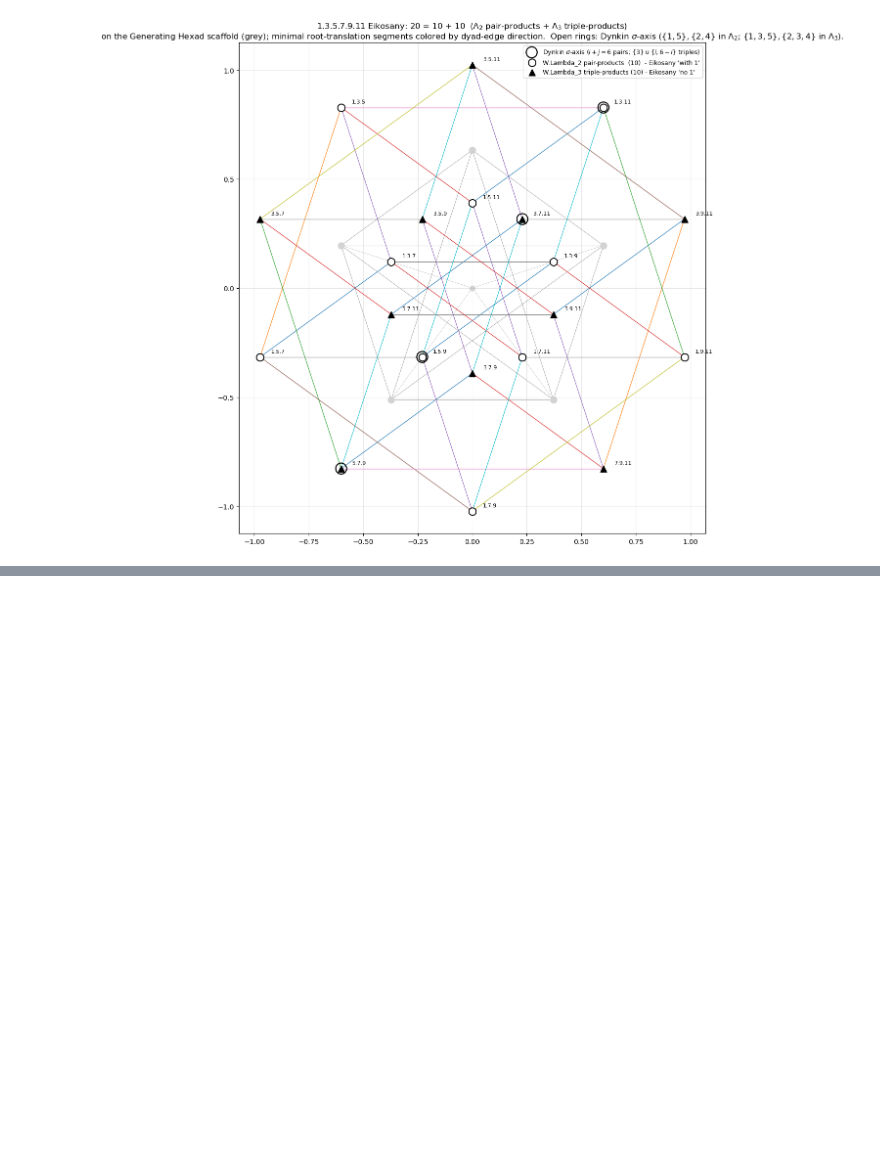
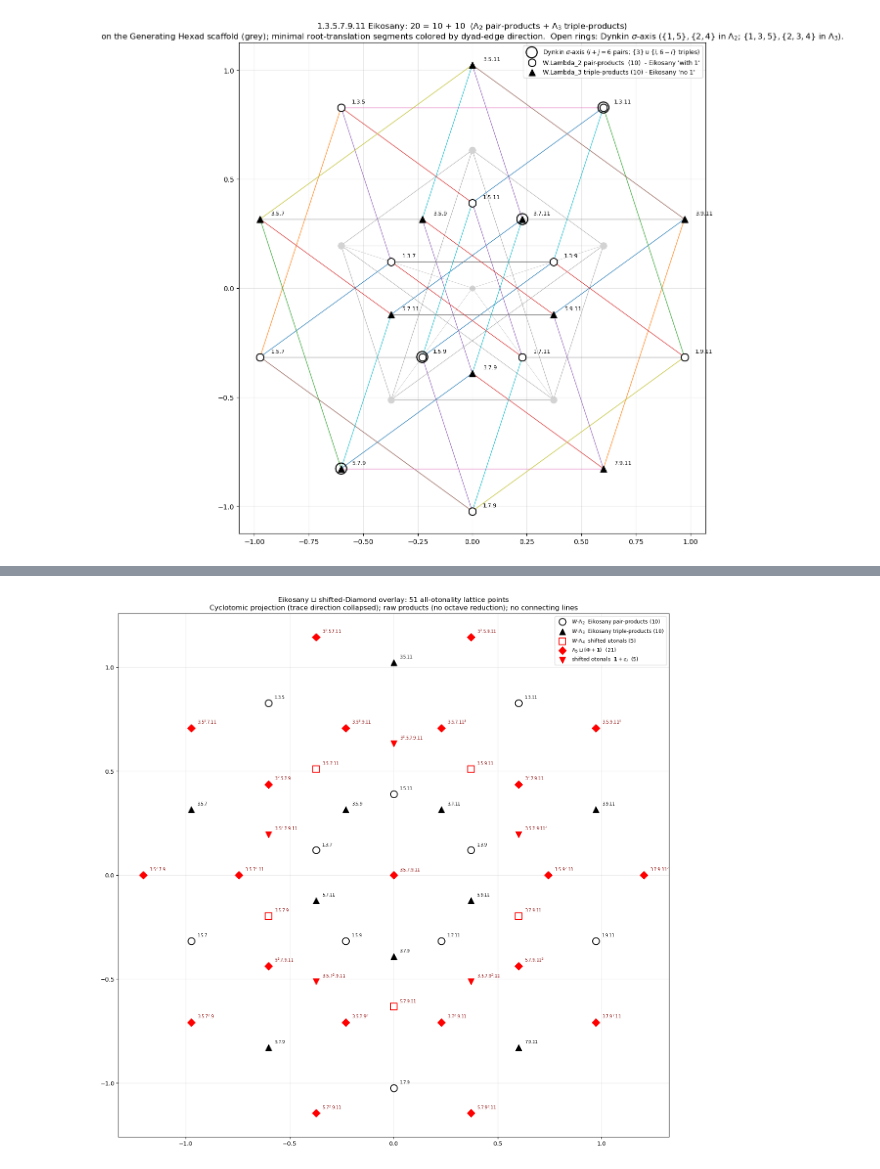
Before and after one commit to armandjbeaudoin/JI_tiling, a Jupyter notebook: notebooks/pentadic.ipynb, the cells around one changed output, grey strips where cells are left out. Cells and saved outputs as stored; diff of their text form; code cells hidden in the pictures; blank space fills up the shorter version.

```diff
--- a/notebooks/pentadic.ipynb
+++ b/notebooks/pentadic.ipynb
@@ -130,12 +136,23 @@ def dyad_label(r5):
     j = int((r5 == -1).argmax())
     return f'{primes[i]}:{primes[j]}'
 
-# Product label for Eikosany lattice points: '1.3.5' (Lambda_2) or '3.5.7' (Lambda_3)
+# Product label for lattice points: '1.3.5' (Lambda_2), '3.5.7' (Lambda_3), or
+# with LaTeX-style exponents when a prime appears more than once, e.g. '$3^2$.5.7.9.11'
+# for the shifted-Diamond otonal (2,1,1,1,1). Matches Wilson's Eikosany convention
+# (raw products, no octave reduction; '1' prepended for Lambda_2 "with 1" elements).
 def product_label(v_5D):
-    factors = [str(p) for p, e in zip(primes, v_5D) for _ in range(int(e))]
+    parts = []
+    for p, e in zip(primes, v_5D):
+        e = int(e)
+        if e == 0:
+            continue
+        elif e == 1:
+            parts.append(str(p))
+        else:
+            parts.append(f"${p}^{{{e}}}$")
     if int(sum(v_5D)) == 2:   # Lambda_2: prepend implicit unity
-        factors = ['1'] + factors
-    return '.'.join(factors)
+        parts = ['1'] + parts
+    return '.'.join(parts)
 # %% [markdown]
 ## A) The Hexadic Diamond via $A_4$ roots
 
@@ -699,0 +731,69 @@ For the full overlay construction -- variant enumeration, Coxeter-orbit seed sel
+# %%
+# Overlay of the Eikosany and the +1-shifted Hexadic Diamond.
+# All 51 lattice points are positive-integer products of {3, 5, 7, 9, 11}.
+# Labels use raw products (no octave reduction), matching Wilson's Eikosany convention.
+# No connecting lines: this is a pure point overlay.
+
+# --- Build the 51 lattice points -------------------------------------------------------
+trace_vec       = np.ones(5, dtype=int)
+shifted_diamond = diamond_5D + trace_vec       # 31 points, all coords >= 0
+eik_5D          = np.vstack([L2, L3])          # 20 Eikosany points
+n_l2            = len(L2)
+assert (shifted_diamond >= 0).all(), "shifted Diamond should have non-negative coords"
+assert len(shifted_diamond) + len(eik_5D) == 51
+
+# --- Project --------------------------------------------------------------------------
+xy_eik = eik_5D @ proj.T
+xe, ye = -xy_eik[:, 1], xy_eik[:, 0]
+xy_sd  = shifted_diamond @ proj.T
+xs, ys = -xy_sd[:, 1], xy_sd[:, 0]
+
+# --- Partition shifted Diamond by coord-sum (orbit class) ------------------------------
+sd_sum = shifted_diamond.sum(axis=1)
+sd_4   = np.where(sd_sum == 4)[0]   # 5 shifted utonals = W.Lambda_4 (CPS)
+sd_5   = np.where(sd_sum == 5)[0]   # 1 Lambda_5 + 20 shifted A4 roots (CPS + non-CPS)
+sd_6   = np.where(sd_sum == 6)[0]   # 5 shifted otonals (non-CPS, one prime doubled)
+assert len(sd_4) == 5 and len(sd_5) == 21 and len(sd_6) == 5
+
+# --- Plot -----------------------------------------------------------------------------
+fig, ax = plt.subplots(figsize=(14, 14))
+
+# Eikosany: black, matching eikosany-plot convention
+ax.scatter(xe[:n_l2], ye[:n_l2],
+           facecolors="white", edgecolors="black", s=140, linewidths=1.5,
+           label=f"$W{{\\cdot}}\\Lambda_2$  Eikosany pair-products ({n_l2})", zorder=3)
+ax.scatter(xe[n_l2:], ye[n_l2:],
+           marker="^", color="black", s=110,
+           label=f"$W{{\\cdot}}\\Lambda_3$  Eikosany triple-products ({len(L3)})", zorder=3)
+
+# Shifted Diamond: red, with distinct markers per coord-sum class
+ax.scatter(xs[sd_4], ys[sd_4],
+           marker="s", facecolors="white", edgecolors="red", linewidths=1.5, s=140,
+           label=f"$W{{\\cdot}}\\Lambda_4$  shifted utonals ({len(sd_4)})", zorder=3)
+ax.scatter(xs[sd_5], ys[sd_5],
+           marker="D", color="red", s=90,
+           label=f"$\\Lambda_5 \\sqcup (\\Phi + \\mathbf{{1}})$  ({len(sd_5)})", zorder=3)
+ax.scatter(xs[sd_6], ys[sd_6],
+           marker="v", color="red", s=110,
+           label=f"shifted otonals  $\\mathbf{{1}} + \\varepsilon_i$  ({len(sd_6)})", zorder=3)
+
+# Grey origin pinpoint (no label; the trace + projection ambiguity is documented above)
+ax.scatter([0], [0], color="lightgrey", s=70, marker="*", zorder=2)
+
+# --- Raw-product labels (no octave reduction) -----------------------------------------
+for k in range(len(eik_5D)):
+    ax.annotate(product_label(eik_5D[k]), xy=(xe[k] + 0.03, ye[k] + 0.02),
+                fontsize=7, color="black", zorder=5)
+for k in range(len(shifted_diamond)):
+    ax.annotate(product_label(shifted_diamond[k]), xy=(xs[k] + 0.03, ys[k] + 0.02),
+                fontsize=7, color="darkred", zorder=5)
+
+ax.set_aspect("equal")
+ax.set_title(f"Eikosany $\\sqcup$ shifted-Diamond overlay: {len(eik_5D) + len(shifted_diamond)} all-otonality lattice points\n"
+             f"Cyclotomic projection (trace direction collapsed); raw products (no octave reduction); no connecting lines")
+ax.grid(True, alpha=0.25)
+ax.legend(loc="upper right", fontsize=9)
+plt.tight_layout()
+plt.show()
+# %% [output]
+[figure, added]
```
Also changed, not shown: parts of 4 cells of this notebook.
